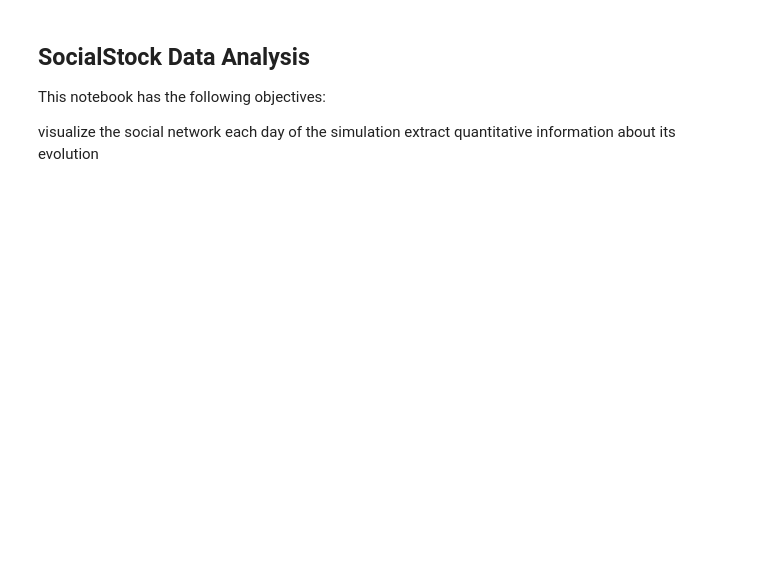
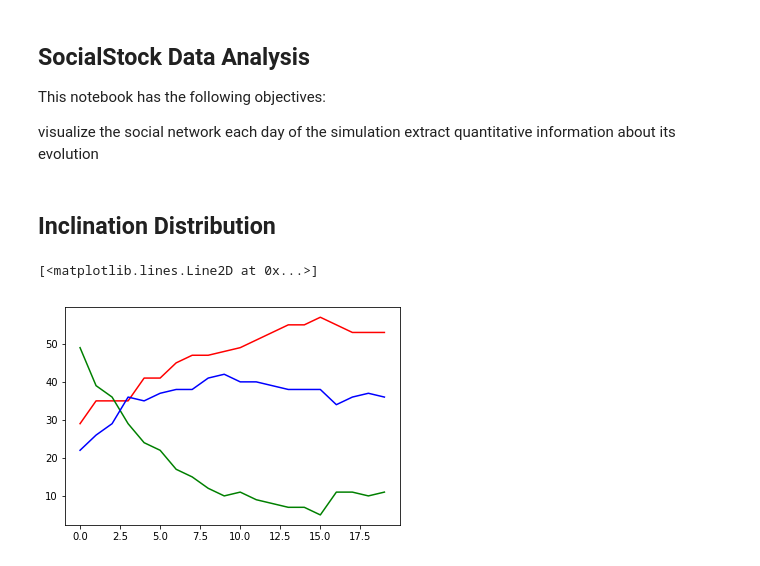
Before and after one commit to FedericoCinus/SocialStock, a Jupyter notebook: data/SocialStockAnalysis.ipynb, the cells around one changed output. Saved outputs shown, nothing was run; the diff lists cells and outputs as text; code cells hidden in the pictures; blank space fills up the shorter version.

```diff
--- a/data/SocialStockAnalysis.ipynb
+++ b/data/SocialStockAnalysis.ipynb
@@ -74,0 +49,24 @@ def Graphday(day) :
+# %%
+#OPINION MATRIX
+
+file = open( data + ".txt")
+tit = file.readline()
+
+Op = []
+
+for l in file.readlines() :
+    line = (l.split(","))
+    line[3] = line[3][:-2]
+    line = [float(i) for i in line]
+    Op.append(line)
+
+O = {}
+
+index = 0
+for d in range(uDays) :
+    O[d+1] = np.array(Op[index:(index + users)])
+    index = index + users
+
+#O is a dictionary with
+#key : day
+#value : opinion matrix of that day
@@ -74,0 +83,14 @@ def Graphday(day) :
+# %% [markdown]
+## Inclination Distribution
+# %%
+IncDistr = []
+for d in range(uDays):
+    IncDistr.append(np.unique(X[X.uDays==d+1].incl, return_counts= True)[1])
+IncDistr = np.array(IncDistr)
+
+plt.plot(IncDistr[:,0] , color = "red" )
+plt.plot(IncDistr[:,1] , color = "green")
+plt.plot(IncDistr[:,2] , color = "blue")
+# %% [output]
+[<matplotlib.lines.Line2D at 0x...>]
+[figure, added]
```
Also changed, not shown: parts of 17 cells of this notebook, 29 other files.
